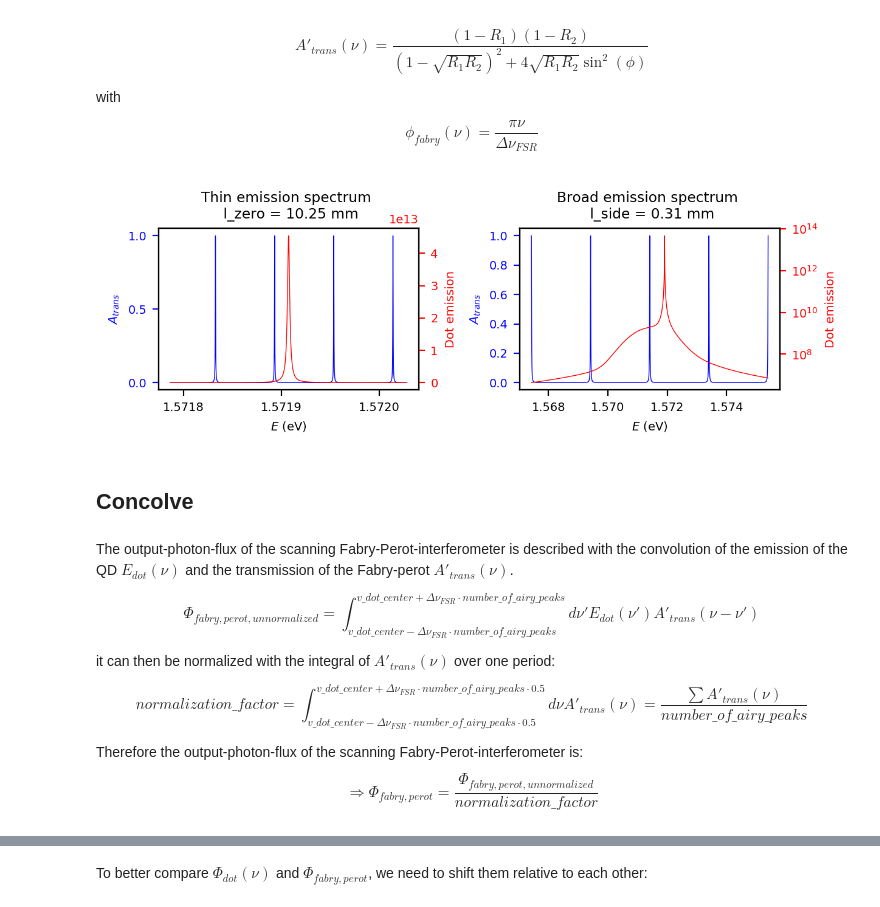
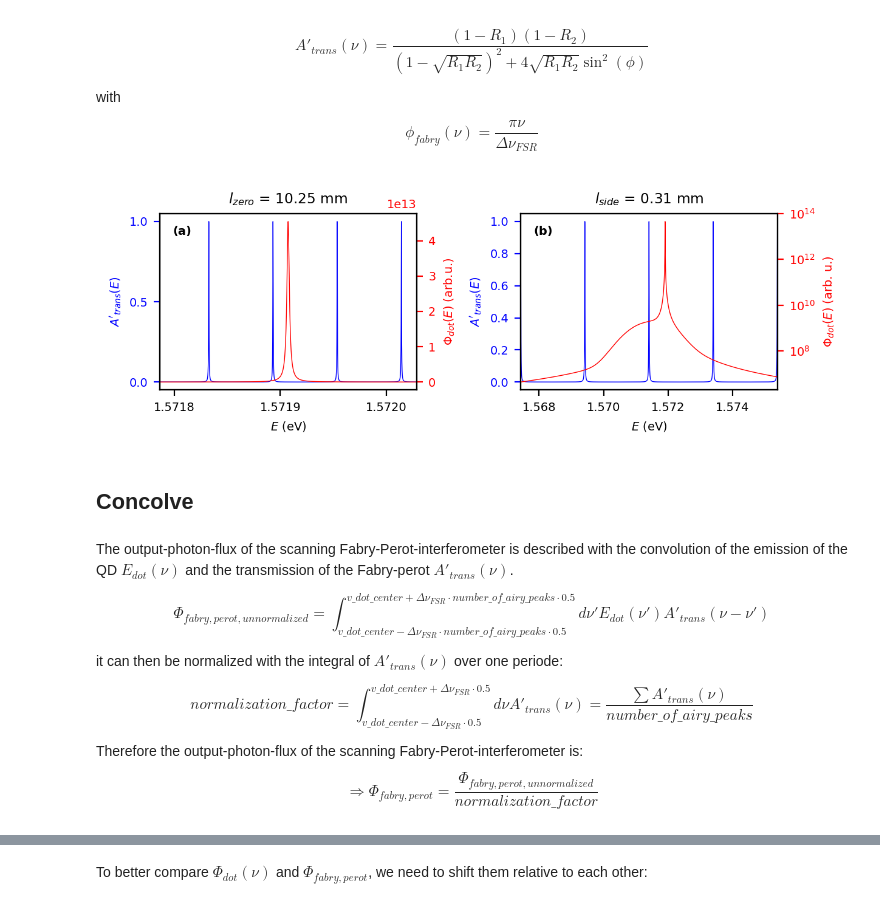
Before and after one commit to JKU-HFP/Sizing_Fabry_Perot_Interferometer, a Jupyter notebook: Sizing_Fabry_Perot_Interferometer.ipynb, the cells around one changed output, grey strips where cells are left out. Cells and saved outputs as stored; diff of their text form; code cells hidden in the pictures.

```diff
--- a/Sizing_Fabry_Perot_Interferometer.ipynb
+++ b/Sizing_Fabry_Perot_Interferometer.ipynb
@@ -243,44 +243,48 @@ phi_dot_side = calc_phi_dot_E(E_side,lambda_dot_center_zero, lambda_dot_spectral
 # %%
 fig, (ax1_thin, ax1_broad) = plt.subplots(1, 2)
 
-ax1_thin.plot(E_zero, A_prime_trans_E(E_zero, R_1, R_2, l_zero), "b", label="Transmission Fabry Perot")
+ax1_thin.plot(E_zero, A_prime_trans_E(E_zero, R_1, R_2, l_zero), "b")
 ax1_thin.set_xlabel(r"$E$ (eV)")
-ax1_thin.set_ylabel(r"$A_{trans}$", color="b")
+ax1_thin.set_ylabel(r"$A'_{trans}(E)$", color="b")
 ax1_thin.locator_params(nbins=4)
 ax1_thin.ticklabel_format(useOffset=False)
 ax1_thin.tick_params("y", colors="b")
-ax1_thin.set_title(f"Thin emission spectrum \n l_zero = {l_zero * 10**3:.02f} mm")
+ax1_thin.set_xlim(E_zero.min(), E_zero.max())
+ax1_thin.set_title(r"$l_{zero}$" +  f" = {l_zero * 10**3:.02f} mm")
+ax1_thin.text(0.05, 0.88, '(a)', transform=ax1_thin.transAxes, fontweight='bold')
 
 ax2_thin = ax1_thin.twinx()
 ax2_thin.plot(E_zero, phi_dot_zero, "r", label=r"$\Phi_{dot}(\nu)$")
-ax2_thin.set_ylabel("Dot emission", color="r")
+ax2_thin.set_ylabel(r"$\Phi_{dot}(E)$ (arb.u.)", color="r")
 ax2_thin.tick_params("y", colors="r")
 
-ax1_broad.plot(E_side, A_prime_trans_E(E_side, R_1, R_2, l_side), "b", label="Transmission Fabry Perot")
+ax1_broad.plot(E_side, A_prime_trans_E(E_side, R_1, R_2, l_side), "b")
 ax1_broad.set_xlabel(r"$E$ (eV)")
-ax1_broad.set_ylabel(r"$A_{trans}$", color="b")
+ax1_broad.set_ylabel(r"$A'_{trans}(E)$", color="b")
 ax1_broad.tick_params("y", colors="b")
-ax1_broad.set_title(f"Broad emission spectrum \n l_side = {l_side * 10**3:.02f} mm")
+ax1_broad.set_xlim(E_side.min(), E_side.max())
+ax1_broad.set_title(r"$l_{side}$" +  f" = {l_side * 10**3:.02f} mm")
+ax1_broad.text(0.05, 0.88, '(b)', transform=ax1_broad.transAxes, fontweight='bold')
 
 ax2_broad = ax1_broad.twinx()
 ax2_broad.semilogy(E_side, phi_dot_side, "r", label=r"$\Phi_{dot}(\nu)$")
-ax2_broad.set_ylabel("Dot emission", color="r")
+ax2_broad.set_ylabel(r"$\Phi_{dot}(E)$ (arb. u.)", color="r")
 ax2_broad.tick_params("y", colors="r")
 
 fig.tight_layout()
 fig.savefig(FIGURE_PATH / "simulation-comparison-dot-fabry-perot-modes.pdf")
 # %% [output]
-[figure, old version]
+[figure, new version]
 # %% [markdown]
 ## Concolve
 # %% [markdown]
 The output-photon-flux of the scanning Fabry-Perot-interferometer is described with the convolution of the emission of the QD $E_{dot}(\nu)$ and the transmission of the Fabry-perot $A'_{trans}(\nu)$.
 
-$$\Phi_{fabry,perot, unnormalized} = \int^{v\_dot\_center + \Delta \nu_{FSR} \cdot number\_of\_airy\_peaks}_{v\_dot\_center - \Delta \nu_{FSR} \cdot number\_of\_airy\_peaks} d\nu' E_{dot}(\nu')A'_{trans}(\nu - \nu')$$
+$$\Phi_{fabry,perot, unnormalized} = \int^{v\_dot\_center + \Delta \nu_{FSR} \cdot number\_of\_airy\_peaks \cdot 0.5}_{v\_dot\_center - \Delta \nu_{FSR} \cdot number\_of\_airy\_peaks \cdot 0.5} d\nu' E_{dot}(\nu')A'_{trans}(\nu - \nu')$$
 
-it can then be normalized with the integral of $A'_{trans}(\nu)$ over one period:
+it can then be normalized with the integral of $A'_{trans}(\nu)$ over one periode:
 
-$$normalization\_factor = \int^{v\_dot\_center + \Delta \nu_{FSR} \cdot number\_of\_airy\_peaks \cdot 0.5}_{v\_dot\_center - \Delta \nu_{FSR} \cdot number\_of\_airy\_peaks \cdot 0.5} d\nu A'_{trans}(\nu) = \frac{\sum A'_{trans}(\nu)}{number\_of\_airy\_peaks} $$
+$$normalization\_factor = \int^{v\_dot\_center + \Delta \nu_{FSR} \cdot 0.5}_{v\_dot\_center - \Delta \nu_{FSR} \cdot 0.5} d\nu A'_{trans}(\nu) = \frac{\sum A'_{trans}(\nu)}{number\_of\_airy\_peaks} $$
 
 Therefore the output-photon-flux of the scanning Fabry-Perot-interferometer is:
 $$\Rightarrow \Phi_{fabry,perot} = \frac{\Phi_{fabry,perot, unnormalized}}{normalization\_factor}$$
```
Also changed, not shown: parts of 6 cells of this notebook.
